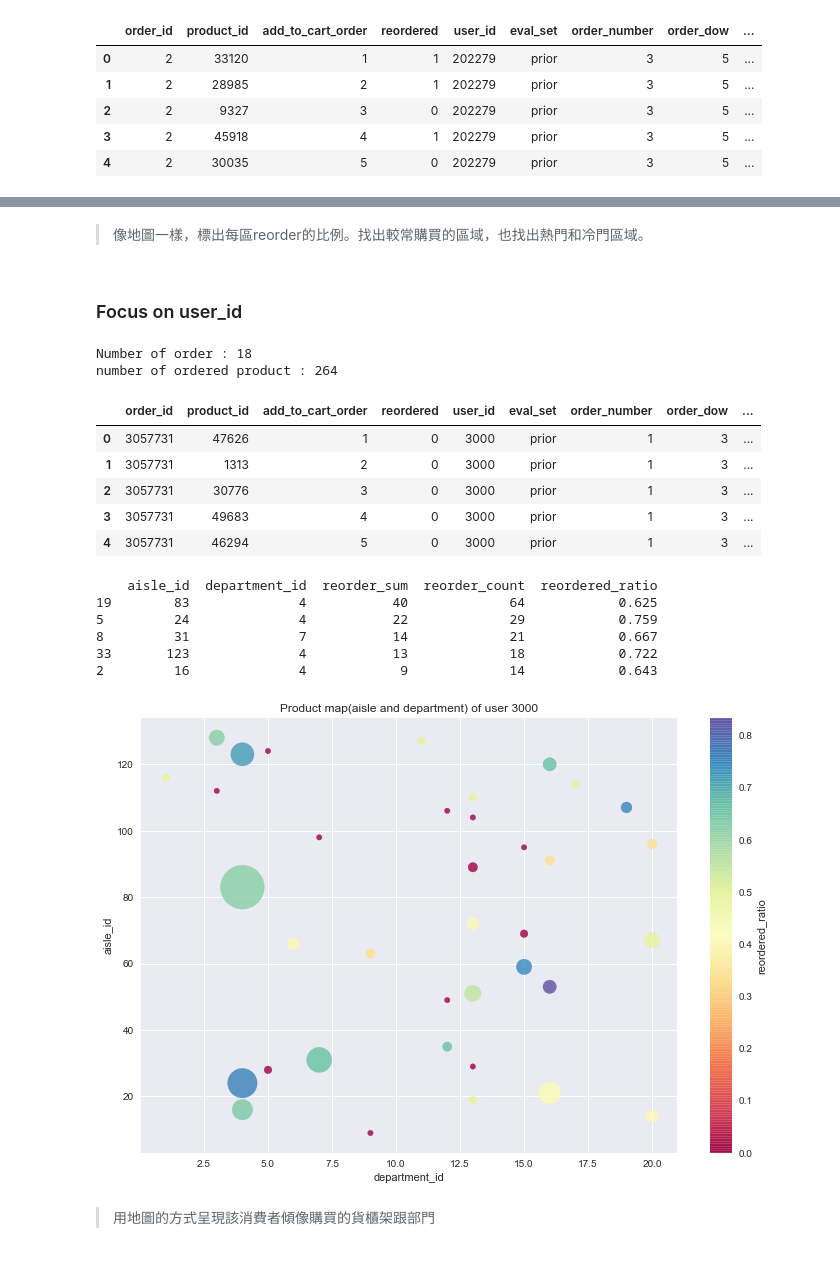
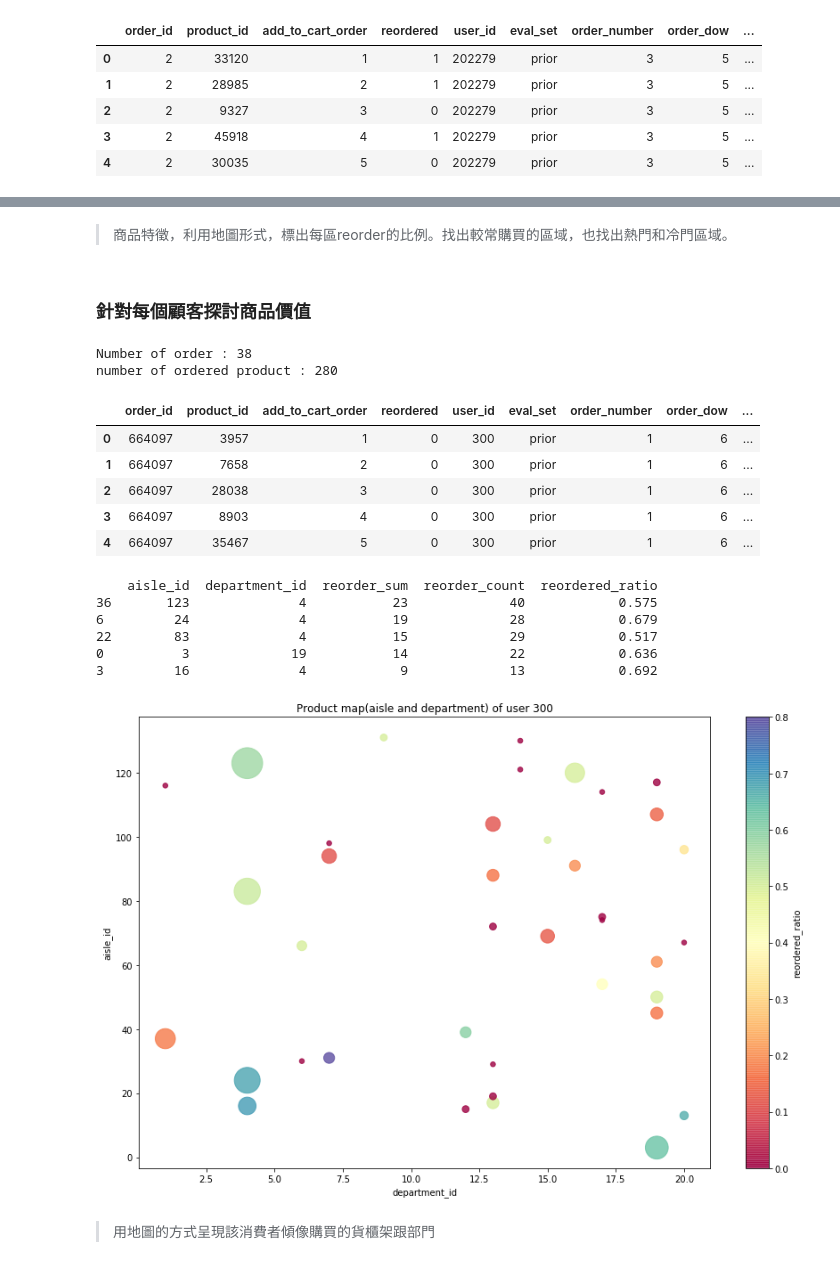
Before and after one commit to t830506/Kaggle_Compitition-Instacart_Market_Basket_Analysis, a Jupyter notebook: b_visualization and user analysis.ipynb, the cells around one changed output, grey strips where cells are left out. Drawn from its saved outputs; the diff is of its cells as text; code cells hidden in the pictures.

```diff
--- a/b_visualization and user analysis.ipynb
+++ b/b_visualization and user analysis.ipynb
@@ -187,9 +187,9 @@ plt.show()
 # %% [markdown]
-> 像地圖一樣，標出每區reorder的比例。找出較常購買的區域，也找出熱門和冷門區域。
+> 商品特徵，利用地圖形式，標出每區reorder的比例。找出較常購買的區域，也找出熱門和冷門區域。
-# %% [markdown]
-### Focus on user_id
+# %% [markdown]
+### 針對每個顧客探討商品價值
 # %%
-user_id = 3000
+user_id = 300
 
 df_user = order_products_prior_df[order_products_prior_df.user_id == user_id]
 df_user = df_user.sort_values(by = ['order_number', 'add_to_cart_order'], ascending = True)
@@ -202,40 +202,42 @@ print("Number of order :", orders_Unique)
 print("number of ordered product :", df_user.shape[0])
 df_user.head()
 # %% [output]
-Number of order : 18
-number of ordered product : 264
+Number of order : 38
+number of ordered product : 280
 |  | order_id | product_id | add_to_cart_order | reordered | user_id | eval_set | order_number | order_dow | ... |
-| 0 | 3057731 | 47626 | 1 | 0 | 3000 | prior | 1 | 3 | ... |
-| 1 | 3057731 | 1313 | 2 | 0 | 3000 | prior | 1 | 3 | ... |
-| 2 | 3057731 | 30776 | 3 | 0 | 3000 | prior | 1 | 3 | ... |
-| 3 | 3057731 | 49683 | 4 | 0 | 3000 | prior | 1 | 3 | ... |
-| 4 | 3057731 | 46294 | 5 | 0 | 3000 | prior | 1 | 3 | ... |
+| 0 | 664097 | 3957 | 1 | 0 | 300 | prior | 1 | 6 | ... |
+| 1 | 664097 | 7658 | 2 | 0 | 300 | prior | 1 | 6 | ... |
+| 2 | 664097 | 28038 | 3 | 0 | 300 | prior | 1 | 6 | ... |
+| 3 | 664097 | 8903 | 4 | 0 | 300 | prior | 1 | 6 | ... |
+| 4 | 664097 | 35467 | 5 | 0 | 300 | prior | 1 | 6 | ... |
 # %%
 f = {'reordered':['sum','count']}
 grouped_df = df_user.groupby(["aisle_id", "department_id"]).aggregate(f).reset_index()
 grouped_df.columns = ["aisle_id", "department_id", "reorder_sum", "reorder_count"]
 grouped_df["reordered_ratio"] = grouped_df.reorder_sum/grouped_df.reorder_count
 grouped_df = grouped_df.sort_values(by = 'reorder_sum', ascending = False)
 print(grouped_df.head())
 
 import matplotlib.pyplot as plt
 from matplotlib import cm
 cmap = cm.get_cmap('Spectral')
 
 fig, ax = plt.subplots(figsize=(12, 8))
 grouped_df.plot(x='department_id', y='aisle_id', ax = ax,
                 title="Product map(aisle and department) of user " + str(user_id),
                 kind='scatter', s=grouped_df['reorder_count']*30, c='reordered_ratio',
                 cmap=cmap, alpha=0.8)
+plt.tight_layout()
+plt.savefig('./output/Product map(aisle and department) of user1.png', dpi=300)
 plt.show()
 # %% [output]
     aisle_id  department_id  reorder_sum  reorder_count  reordered_ratio
-19        83              4           40             64            0.625
-5         24              4           22             29            0.759
-8         31              7           14             21            0.667
-33       123              4           13             18            0.722
-2         16              4            9             14            0.643
+36       123              4           23             40            0.575
+6         24              4           19             28            0.679
+22        83              4           15             29            0.517
+0          3             19           14             22            0.636
+3         16              4            9             13            0.692
-[figure, old version]
+[figure, new version]
 # %% [markdown]
 > 用地圖的方式呈現該消費者傾像購買的貨櫃架跟部門
 # %%
```
Also changed, not shown: parts of 8 cells of this notebook, 8 other files.
